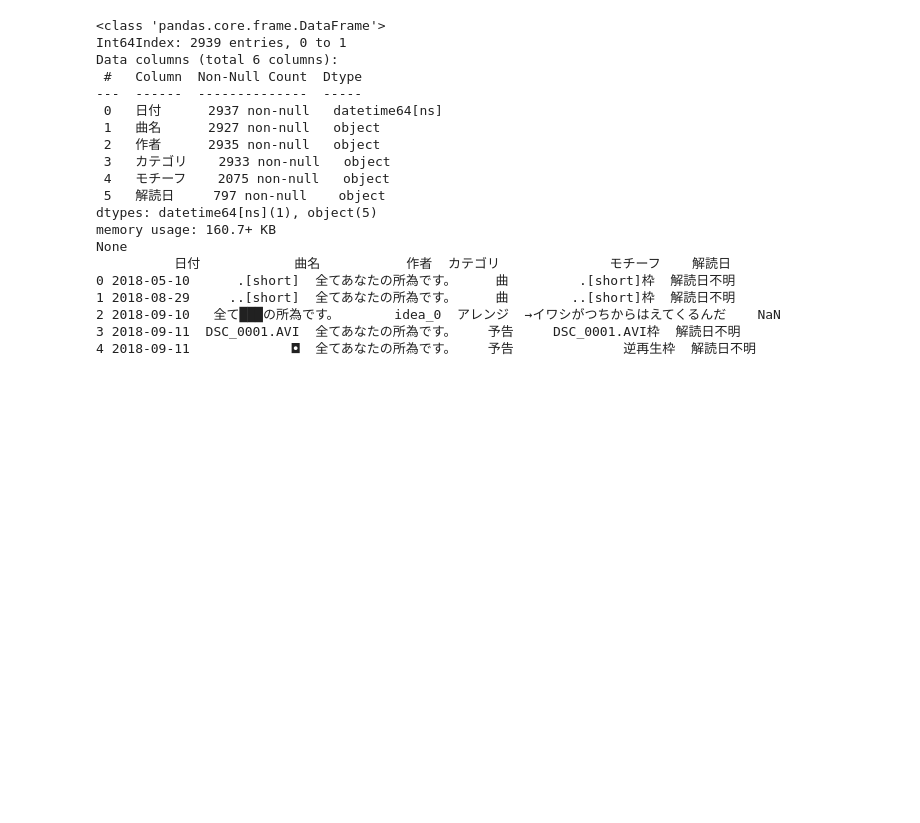
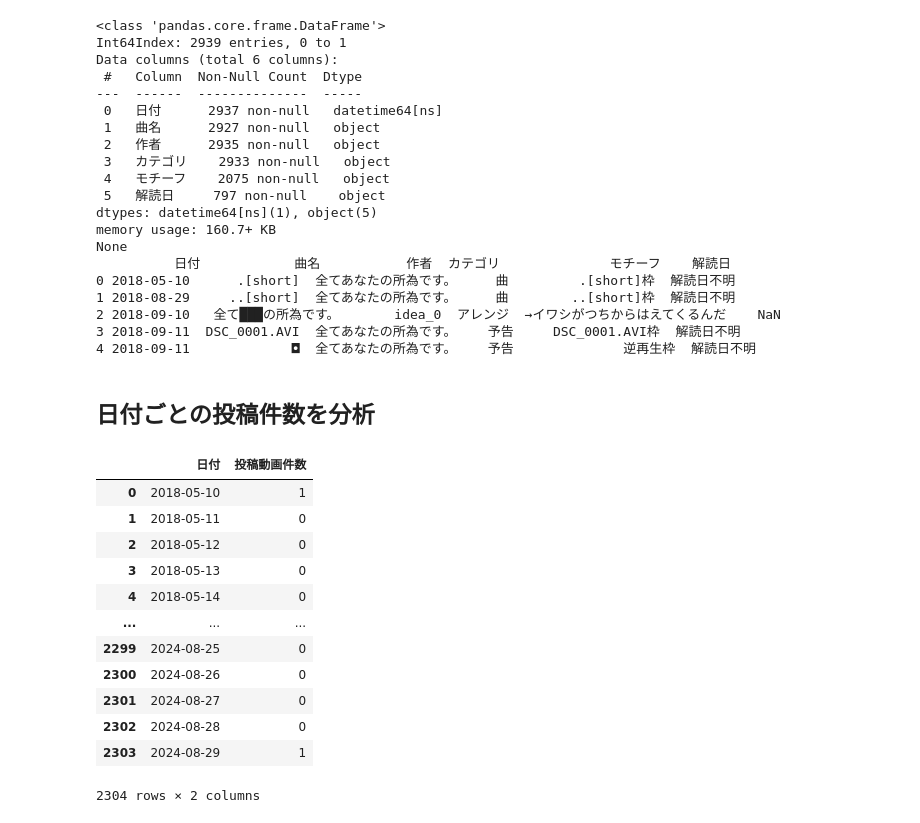
Before and after one commit to SBAN-Tech/SBANtimelineAnalyzer, a Jupyter notebook: SBANtimelineAnalyzer.ipynb, the cells around one changed output. Cells and saved outputs as stored; diff of their text form; code cells hidden in the pictures; blank space fills up the shorter version.

```diff
--- a/SBANtimelineAnalyzer.ipynb
+++ b/SBANtimelineAnalyzer.ipynb
@@ -42,3 +45,30 @@ None
 2 2018-09-10   全て███の所為です。       idea_0  アレンジ  →イワシがつちからはえてくるんだ    NaN
 3 2018-09-11  DSC_0001.AVI  全てあなたの所為です。    予告     DSC_0001.AVI枠  解読日不明
 4 2018-09-11             ◘  全てあなたの所為です。    予告              逆再生枠  解読日不明
+# %% [markdown]
+## 日付ごとの投稿件数を分析
+# %%
+df_date = df['日付'].value_counts().reset_index()
+df_date.columns = ['日付', '投稿動画件数']
+start_date, end_date = df['日付'].min(), df['日付'].max()
+complete_date_range = pd.date_range(start=start_date, end=end_date, freq='D')
+df_date.set_index('日付', inplace=True)
+df_date = df_date.reindex(complete_date_range, fill_value=0)
+df_date.reset_index(inplace=True)
+df_date.rename(columns={'index': '日付'}, inplace=True)
+df_date = df_date.sort_values('日付')
+df_date
+# %% [output]
+|  | 日付 | 投稿動画件数 |
+| 0 | 2018-05-10 | 1 |
+| 1 | 2018-05-11 | 0 |
+| 2 | 2018-05-12 | 0 |
+| 3 | 2018-05-13 | 0 |
+| 4 | 2018-05-14 | 0 |
+| ... | ... | ... |
+| 2299 | 2024-08-25 | 0 |
+| 2300 | 2024-08-26 | 0 |
+| 2301 | 2024-08-27 | 0 |
+| 2302 | 2024-08-28 | 0 |
+| 2303 | 2024-08-29 | 1 |
+2304 rows × 2 columns
```
Also changed, not shown: parts of 5 cells of this notebook.
